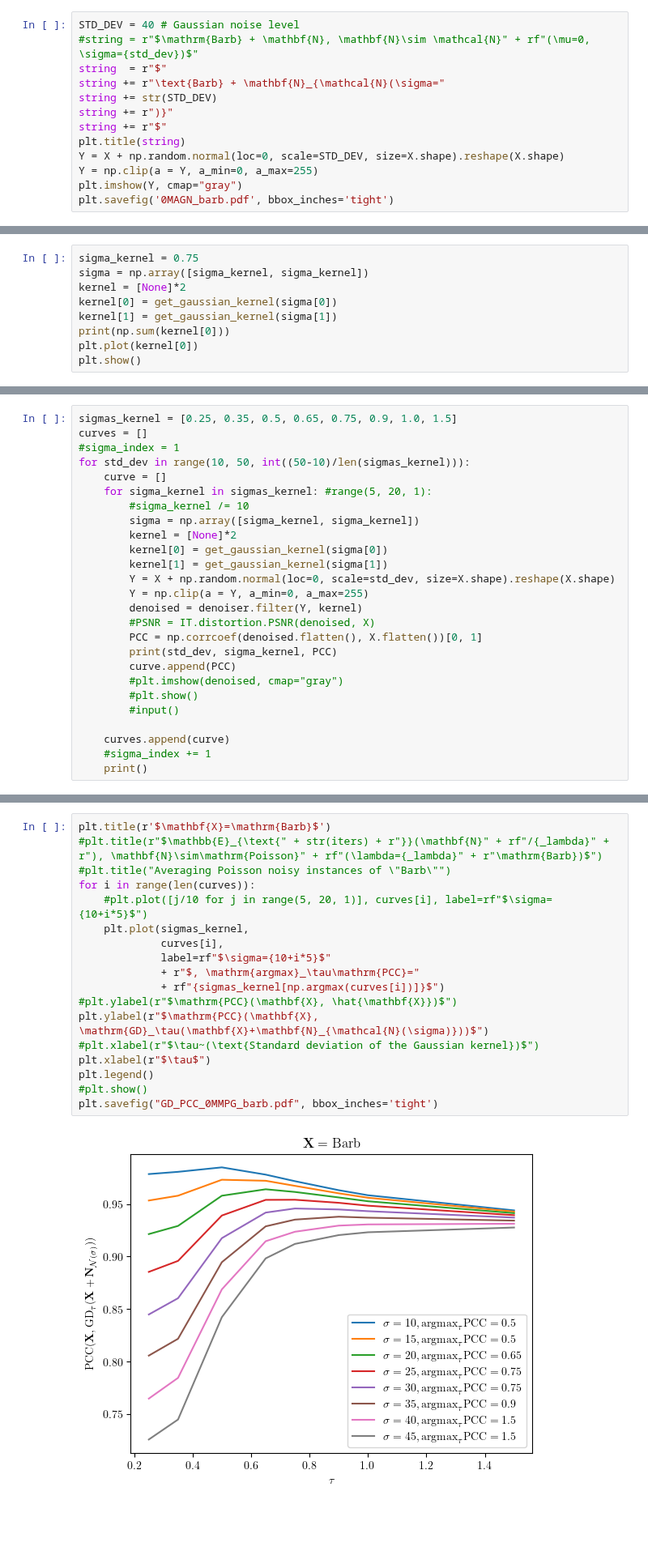
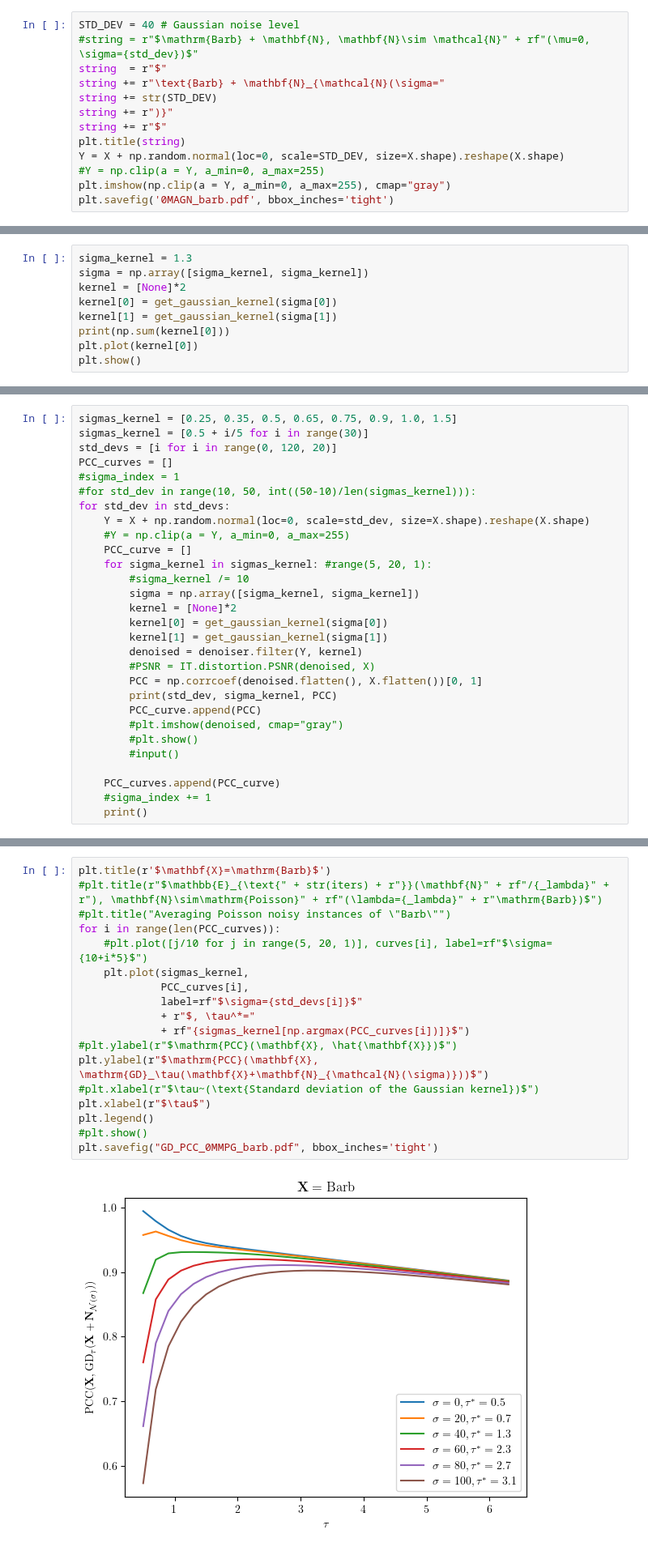
Before and after one commit to vicente-gonzalez-ruiz/denoising, a Jupyter notebook: notebooks/gaussian_denoising.ipynb, the cells around one changed output, grey strips where cells are left out. Shown at 81% size. Cells and saved outputs as stored; diff of their text form; blank space fills up the shorter version.

```diff
--- a/notebooks/gaussian_denoising.ipynb
+++ b/notebooks/gaussian_denoising.ipynb
@@ -112,7 +115,7 @@ string += r")}"
 string += r"$"
 plt.title(string)
 Y = X + np.random.normal(loc=0, scale=STD_DEV, size=X.shape).reshape(X.shape)
-Y = np.clip(a = Y, a_min=0, a_max=255)
-plt.imshow(Y, cmap="gray")
+#Y = np.clip(a = Y, a_min=0, a_max=255)
+plt.imshow(np.clip(a = Y, a_min=0, a_max=255), cmap="gray")
 plt.savefig('0MAGN_barb.pdf', bbox_inches='tight')
 # %% [output]
@@ -133,7 +136,7 @@ def get_gaussian_kernel(sigma=1):
         number_of_coeffs += 1
     return coeffs[1:-1]
 # %%
-sigma_kernel = 0.75
+sigma_kernel = 1.3
 sigma = np.array([sigma_kernel, sigma_kernel])
 kernel = [None]*2
 kernel[0] = get_gaussian_kernel(sigma[0])
@@ -178,27 +180,30 @@ plt.savefig('GD_0MAGN_barb.pdf', bbox_inches='tight')
 # %%
 sigmas_kernel = [0.25, 0.35, 0.5, 0.65, 0.75, 0.9, 1.0, 1.5]
-curves = []
+sigmas_kernel = [0.5 + i/5 for i in range(30)]
+std_devs = [i for i in range(0, 120, 20)]
+PCC_curves = []
 #sigma_index = 1
-for std_dev in range(10, 50, int((50-10)/len(sigmas_kernel))):
-    curve = []
+#for std_dev in range(10, 50, int((50-10)/len(sigmas_kernel))):
+for std_dev in std_devs:
+    Y = X + np.random.normal(loc=0, scale=std_dev, size=X.shape).reshape(X.shape)
+    #Y = np.clip(a = Y, a_min=0, a_max=255)
+    PCC_curve = []
     for sigma_kernel in sigmas_kernel: #range(5, 20, 1):
         #sigma_kernel /= 10
         sigma = np.array([sigma_kernel, sigma_kernel])
         kernel = [None]*2
         kernel[0] = get_gaussian_kernel(sigma[0])
         kernel[1] = get_gaussian_kernel(sigma[1])
-        Y = X + np.random.normal(loc=0, scale=std_dev, size=X.shape).reshape(X.shape)
-        Y = np.clip(a = Y, a_min=0, a_max=255)
         denoised = denoiser.filter(Y, kernel)
         #PSNR = IT.distortion.PSNR(denoised, X)
         PCC = np.corrcoef(denoised.flatten(), X.flatten())[0, 1]
         print(std_dev, sigma_kernel, PCC)
-        curve.append(PCC)
+        PCC_curve.append(PCC)
         #plt.imshow(denoised, cmap="gray")
         #plt.show()
         #input()
 
-    curves.append(curve)
+    PCC_curves.append(PCC_curve)
     #sigma_index += 1
     print()
 # %% [output]
@@ -222,22 +227,22 @@ for std_dev in range(10, 50, int((50-10)/len(sigmas_kernel))):
 # %%
 plt.title(r'$\mathbf{X}=\mathrm{Barb}$')
 #plt.title(r"$\mathbb{E}_{\text{" + str(iters) + r"}}(\mathbf{N}" + rf"/{_lambda}" + r"), \mathbf{N}\sim\mathrm{Poisson}" + rf"(\lambda={_lambda}" + r"\mathrm{Barb})$")
 #plt.title("Averaging Poisson noisy instances of \"Barb\"")
-for i in range(len(curves)):
+for i in range(len(PCC_curves)):
     #plt.plot([j/10 for j in range(5, 20, 1)], curves[i], label=rf"$\sigma={10+i*5}$")
     plt.plot(sigmas_kernel,
-             curves[i],
-             label=rf"$\sigma={10+i*5}$"
-             + r"$, \mathrm{argmax}_\tau\mathrm{PCC}="
-             + rf"{sigmas_kernel[np.argmax(curves[i])]}$")
+             PCC_curves[i],
+             label=rf"$\sigma={std_devs[i]}$"
+             + r"$, \tau^*="
+             + rf"{sigmas_kernel[np.argmax(PCC_curves[i])]}$")
 #plt.ylabel(r"$\mathrm{PCC}(\mathbf{X}, \hat{\mathbf{X}})$")
 plt.ylabel(r"$\mathrm{PCC}(\mathbf{X}, \mathrm{GD}_\tau(\mathbf{X}+\mathbf{N}_{\mathcal{N}(\sigma)}))$")
 #plt.xlabel(r"$\tau~(\text{Standard deviation of the Gaussian kernel})$")
 plt.xlabel(r"$\tau$")
 plt.legend()
 #plt.show()
 plt.savefig("GD_PCC_0MMPG_barb.pdf", bbox_inches='tight')
 # %% [output]
-[figure, old version]
+[figure, new version]
 # %% [markdown]
 #### GD_SFRC_0MAGN_barb
```
Also changed, not shown: parts of 31 cells of this notebook, 1 other file.
